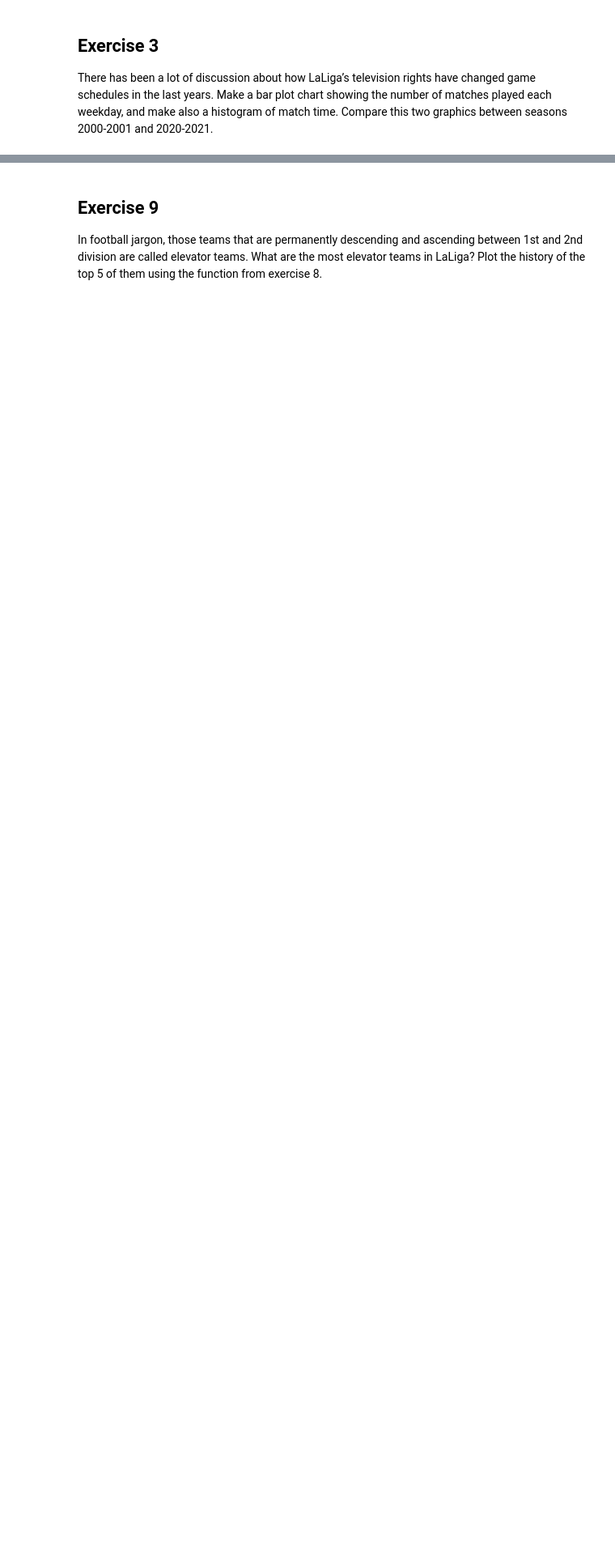
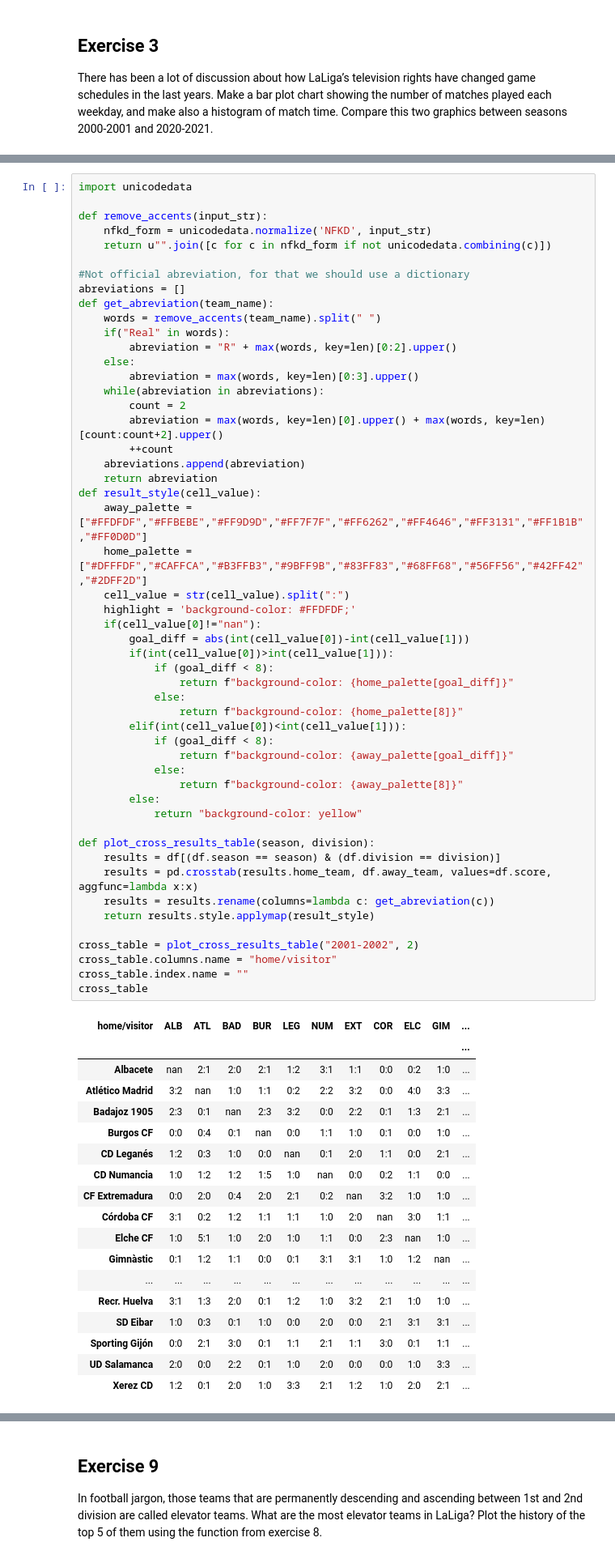
Before and after one commit to IsidreMas/la-quiniela, a Jupyter notebook: analysis/LaLigaDataAnalysis.ipynb, the cells around one changed output, grey strips where cells are left out. Shown: that part at 81% size. Drawn from its saved outputs; the diff is of its cells as text; blank space fills up the shorter version.

```diff
--- a/analysis/LaLigaDataAnalysis.ipynb
+++ b/analysis/LaLigaDataAnalysis.ipynb
@@ -81,6 +120,76 @@ Build a cross results table for season 2020-2021 (1st division). Figure 1 is an
 <p style="text-align: center;"> Figure 1: Example of cross results table. </p>
 
 Write a function that, given the season and division, plots the cross results table. Function prototype should be like plot_cross_results_table(season, division) and return the plot object.
+# %%
+import unicodedata
+
+def remove_accents(input_str):
+    nfkd_form = unicodedata.normalize('NFKD', input_str)
+    return u"".join([c for c in nfkd_form if not unicodedata.combining(c)])
+
+#Not official abreviation, for that we should use a dictionary
+abreviations = []
+def get_abreviation(team_name):
+    words = remove_accents(team_name).split(" ")
+    if("Real" in words):
+        abreviation = "R" + max(words, key=len)[0:2].upper()
+    else:
+        abreviation = max(words, key=len)[0:3].upper()
+    while(abreviation in abreviations):
+        count = 2
+        abreviation = max(words, key=len)[0].upper() + max(words, key=len)[count:count+2].upper()
+        ++count
+    abreviations.append(abreviation)
+    return abreviation
+def result_style(cell_value):
+    away_palette = ["#FFDFDF","#FFBEBE","#FF9D9D","#FF7F7F","#FF6262","#FF4646","#FF3131","#FF1B1B","#FF0D0D"]
+    home_palette = ["#DFFFDF","#CAFFCA","#B3FFB3","#9BFF9B","#83FF83","#68FF68","#56FF56","#42FF42","#2DFF2D"]
+    cell_value = str(cell_value).split(":")
+    highlight = 'background-color: #FFDFDF;'
+    if(cell_value[0]!="nan"):
+        goal_diff = abs(int(cell_value[0])-int(cell_value[1]))
+        if(int(cell_value[0])>int(cell_value[1])):
+            if (goal_diff < 8):
+                return f"background-color: {home_palette[goal_diff]}"
+            else:
+                return f"background-color: {home_palette[8]}"
+        elif(int(cell_value[0])<int(cell_value[1])):
+            if (goal_diff < 8):
+                return f"background-color: {away_palette[goal_diff]}"
+            else:
+                return f"background-color: {away_palette[8]}"
+        else:
+            return "background-color: yellow"
+
+def plot_cross_results_table(season, division):
+    results = df[(df.season == season) & (df.division == division)]
+    results = pd.crosstab(results.home_team, df.away_team, values=df.score, aggfunc=lambda x:x)
+    results = results.rename(columns=lambda c: get_abreviation(c))
+    return results.style.applymap(result_style)
+
+cross_table = plot_cross_results_table("2001-2002", 2)
+cross_table.columns.name = "home/visitor"
+cross_table.index.name = ""
+cross_table
+# %% [output]
+| home/visitor | ALB | ATL | BAD | BUR | LEG | NUM | EXT | COR | ELC | GIM | ... |
+|  |  |  |  |  |  |  |  |  |  |  | ... |
+| Albacete | nan | 2:1 | 2:0 | 2:1 | 1:2 | 3:1 | 1:1 | 0:0 | 0:2 | 1:0 | ... |
+| Atlético Madrid | 3:2 | nan | 1:0 | 1:1 | 0:2 | 2:2 | 3:2 | 0:0 | 4:0 | 3:3 | ... |
+| Badajoz 1905 | 2:3 | 0:1 | nan | 2:3 | 3:2 | 0:0 | 2:2 | 0:1 | 1:3 | 2:1 | ... |
+| Burgos CF | 0:0 | 0:4 | 0:1 | nan | 0:0 | 1:1 | 1:0 | 0:1 | 0:0 | 1:0 | ... |
+| CD Leganés | 1:2 | 0:3 | 1:0 | 0:0 | nan | 0:1 | 2:0 | 1:1 | 0:0 | 2:1 | ... |
+| CD Numancia | 1:0 | 1:2 | 1:2 | 1:5 | 1:0 | nan | 0:0 | 0:2 | 1:1 | 0:0 | ... |
+| CF Extremadura | 0:0 | 2:0 | 0:4 | 2:0 | 2:1 | 0:2 | nan | 3:2 | 1:0 | 1:0 | ... |
+| Córdoba CF | 3:1 | 0:2 | 1:2 | 1:1 | 1:1 | 1:0 | 2:0 | nan | 3:0 | 1:1 | ... |
+| Elche CF | 1:0 | 5:1 | 1:0 | 2:0 | 1:0 | 1:1 | 0:0 | 2:3 | nan | 1:0 | ... |
+| Gimnàstic | 0:1 | 1:2 | 1:1 | 0:0 | 0:1 | 3:1 | 3:1 | 1:0 | 1:2 | nan | ... |
+| ... | ... | ... | ... | ... | ... | ... | ... | ... | ... | ... | ... |
+| Recr. Huelva | 3:1 | 1:3 | 2:0 | 0:1 | 1:2 | 1:0 | 3:2 | 2:1 | 1:0 | 1:0 | ... |
+| SD Eibar | 1:0 | 0:3 | 0:1 | 1:0 | 0:0 | 2:0 | 0:0 | 2:1 | 3:1 | 3:1 | ... |
+| Sporting Gijón | 0:0 | 2:1 | 3:0 | 0:1 | 1:1 | 2:1 | 1:1 | 3:0 | 0:1 | 1:1 | ... |
+| UD Salamanca | 2:0 | 0:0 | 2:2 | 0:1 | 1:0 | 2:0 | 0:0 | 0:0 | 1:0 | 3:3 | ... |
+| Xerez CD | 1:2 | 0:1 | 2:0 | 1:0 | 3:3 | 2:1 | 1:2 | 1:0 | 2:0 | 2:1 | ... |
 # %% [markdown]
 ## Exercise 5
 
```
Also changed, not shown: parts of 4 cells of this notebook.
